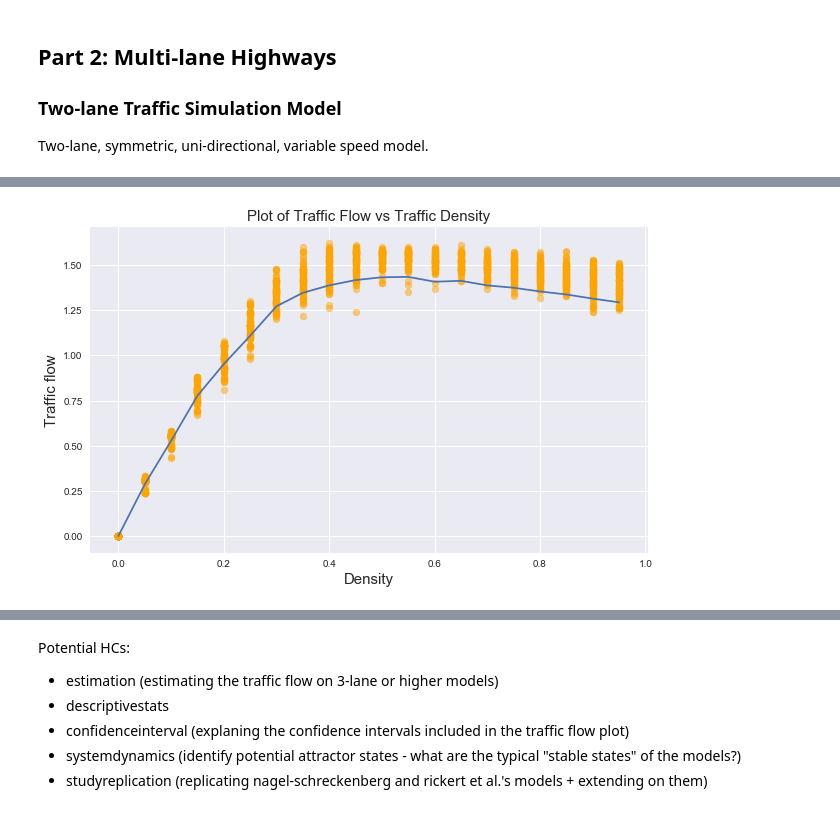
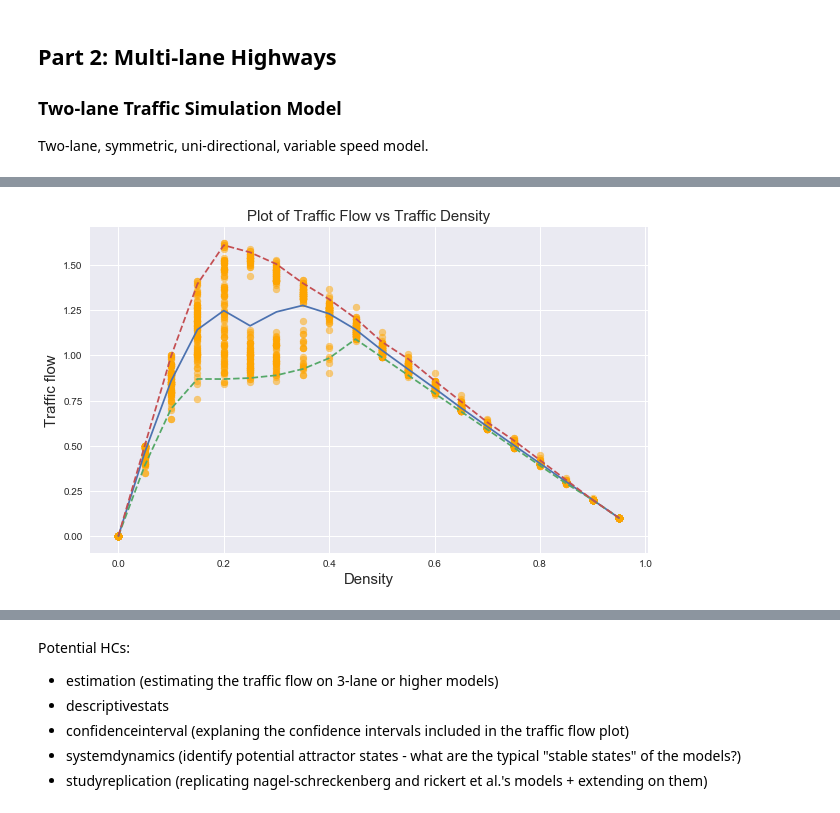
Before and after one commit to hueyning/cs166-repo, a Jupyter notebook: CS166 Session 4.1 - Case study Traffic flow/CS166_traffic_sim_assignment.ipynb, the cells around one changed output, grey strips where cells are left out. Drawn from its saved outputs; the diff is of its cells as text; code cells hidden in the pictures.

Commit message:
fixed bug in 2 lane model

```diff
--- a/CS166 Session 4.1 - Case study Traffic flow/CS166_traffic_sim_assignment.ipynb
+++ b/CS166 Session 4.1 - Case study Traffic flow/CS166_traffic_sim_assignment.ipynb
@@ -141,7 +161,7 @@ Two-lane, symmetric, uni-directional, variable speed model.
 # %%
 class TrafficSimulation2:
 
-    def __init__(self, length=80, car_density=0.3, slow_down_prob=0, switch_lane_prob=1, max_speed=5, demo = False):
+    def __init__(self, length=100, car_density=0.3, slow_down_prob=0, switch_lane_prob=1, max_speed=5, demo = False):
         '''
         Create a new traffic simulation object. Cars are distributed randomly
         along the road and start with random velocities.
@@ -170,25 +190,20 @@ class TrafficSimulation2:
         self.time_step = 0
         self.cumulative_traffic_flow = 0
 
-        #function for initializing lane according to road length and density
-        def create_lane(car_density):
+        #initialize lane according to road length,density,and no_of_lanes
+        def create_lane(car_density, no_of_lanes):
 
-            random_indexes = np.random.choice(range(self.length),
-                                                size=int(np.ceil(car_density * self.length)),
+            random_indexes = np.random.choice(range(self.length*no_of_lanes),
+                                                size=int(round(car_density * self.length * no_of_lanes)),
                                                 replace=False)
-            state = -np.ones(self.length, dtype=int)  # -1 means empty cell
+            state = -np.ones(self.length*no_of_lanes, dtype=int)  # -1 means empty cell
             state[random_indexes] = np.random.randint(0, self.max_speed + 1,
                                                       size=len(random_indexes))
 
-            return state
-
-        #randomly divide the density among two lanes
-        density_denom = np.random.randint(2,10)
-        car_density_1 = car_density/density_denom
-        car_density_2 = car_density - car_density_1
+            return np.split(state,no_of_lanes)
 
         #create two lanes in the state array
-        self.state = np.array([create_lane(car_density_1), create_lane(car_density_2)])
+        self.state = create_lane(car_density,2)
 
 
     def get_distances(self, curr_lane, index):
@@ -232,10 +247,11 @@ class TrafficSimulation2:
             for i in range(self.length):
                 if self.state[lane][i] != -1:
                     new_state[lane][(i + self.state[lane][i]) % self.length] = self.state[lane][i]
+                #else: print(f"-1 detected at index {i}")
 
         return new_state
 
-    def update_cars(self,old_state, curr_lane_index,other_lane_index):
+    def update_cars(self,old_state,curr_lane_index,other_lane_index):
         '''
         Update car velocities / switch lanes and update velocities
         '''
@@ -250,9 +266,9 @@ class TrafficSimulation2:
                 fo_dist, bo_dist = self.get_distances(old_state[other_lane_index], i)
 
                 #if there is enough front distance in curr lane, either accelerate or maintain the max velocity
-                if old_state[curr_lane_index][i] + 1 <= f_dist:
+                if old_state[curr_lane_index][i] + 1 < f_dist:
                     self.state[curr_lane_index][i] = min(old_state[curr_lane_index][i] + 1, self.max_speed)
-
+                    #print(f"{old_state[curr_lane_index][i] + 1},{f_dist},acceleration at {i}")
                 #if there is not enough front distance, check the other lane
                 else:
 
@@ -261,14 +277,17 @@ class TrafficSimulation2:
                         if np.random.uniform() < self.switch_lane_prob:
                             self.state[other_lane_index][i] = min(old_state[curr_lane_index][i] + 1, self.max_speed)
                             self.state[curr_lane_index][i] = -1
-                            #print(f'lane switch occurred at index {i} for lane {curr_lane_index}!')
+                            #print(f"lane switch occured at index {i} at lane {curr_lane_index}")
 
                     #if not, decelerate in current lane
-                    else: self.state[curr_lane_index][i] = f_dist - 1
+                    else:
+                        self.state[curr_lane_index][i] = max(f_dist - 1, 0)
+                        #print(f"decel in cur lane:{max(f_dist - 1, 0)},{i}")
 
                 # Random slow down
                 if (old_state[curr_lane_index][i] > 0) and (np.random.uniform() < self.slow_down_prob):
                     self.state[curr_lane_index][i] -= 1
+                    #print("random slow down")
 
     def get_traffic_flow(self):
         self.time_step += 1
@@ -349,11 +352,5 @@ for i in density:
-# %%
-traffic_flows = np.array(avg_traffic_flows)
-plt.figure(figsize=(10,6))
-plt.scatter(traffic_flows[:,0],traffic_flows[:,1], alpha = 0.5, c="orange")
-plt.plot(density, mean_traffic_flows)
-plt.title("Plot of Traffic Flow vs Traffic Density",size=15)
-plt.xlabel("Density",size=15)
-plt.ylabel("Traffic flow",size=15)
-plt.show()
-# %% [output]
-[figure, removed]
+# %%
+avg_traffic_flows, mean_traffic_flows, CI_traffic_flows = sim_diff_density(TrafficSimulation2)
+plot_flow(avg_traffic_flows,mean_traffic_flows,CI_traffic_flows)
+# %% [output]
+[figure, added]
```
Also changed, not shown: parts of 9 cells of this notebook, 1 other file.
